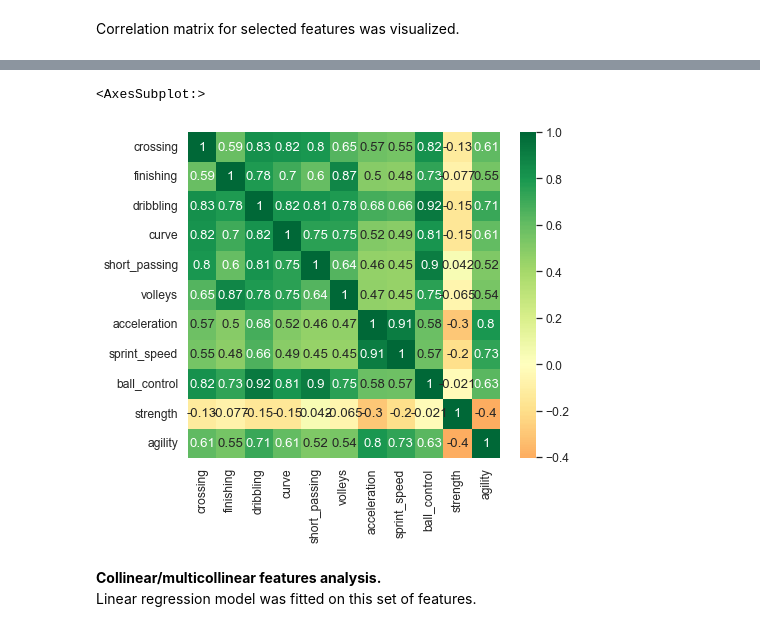
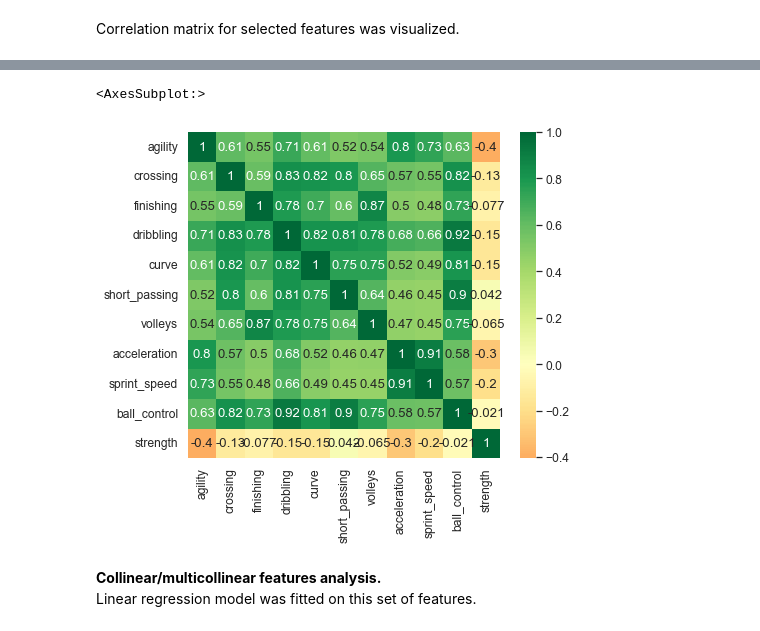
Before and after one commit to ssavelyeva1/RS_School_ML_Intro-Cross-checks, a Jupyter notebook: module_3_linear_regression/linear_regression.ipynb, the cells around one changed output, grey strips where cells are left out. Drawn from its saved outputs; the diff is of its cells as text; code cells hidden in the pictures.

```diff
--- a/module_3_linear_regression/linear_regression.ipynb
+++ b/module_3_linear_regression/linear_regression.ipynb
@@ -1680,7 +1669,7 @@ x_train, y_train, x_test, y_test = get_train_test_data(features, target)
 # %% [markdown]
 Correlation matrix for selected features was visualized.
 # %%
-cols = features + target
+cols = ['agility', 'crossing', 'finishing', 'dribbling', 'curve', 'short_passing', 'volleys', 'acceleration', 'sprint_speed', 'ball_control', 'strength']
 
 correlation_matrix = df_train[cols].corr()
 display(correlation_matrix)
@@ -1702,5 +1691,5 @@ sns.heatmap(correlation_matrix, annot=True, center=0, cmap='RdYlGn',)
 <AxesSubplot:>
-[figure, old version]
+[figure, new version]
 # %% [markdown]
 **Collinear/multicollinear features analysis.**
 Linear regression model was fitted on this set of features.
```
Also changed, not shown: parts of 35 cells of this notebook.
